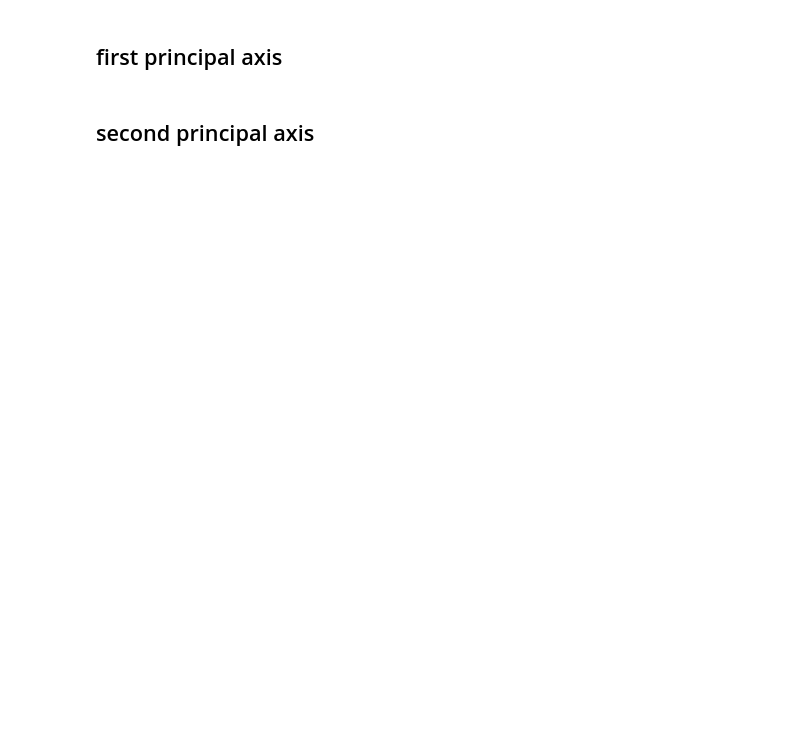
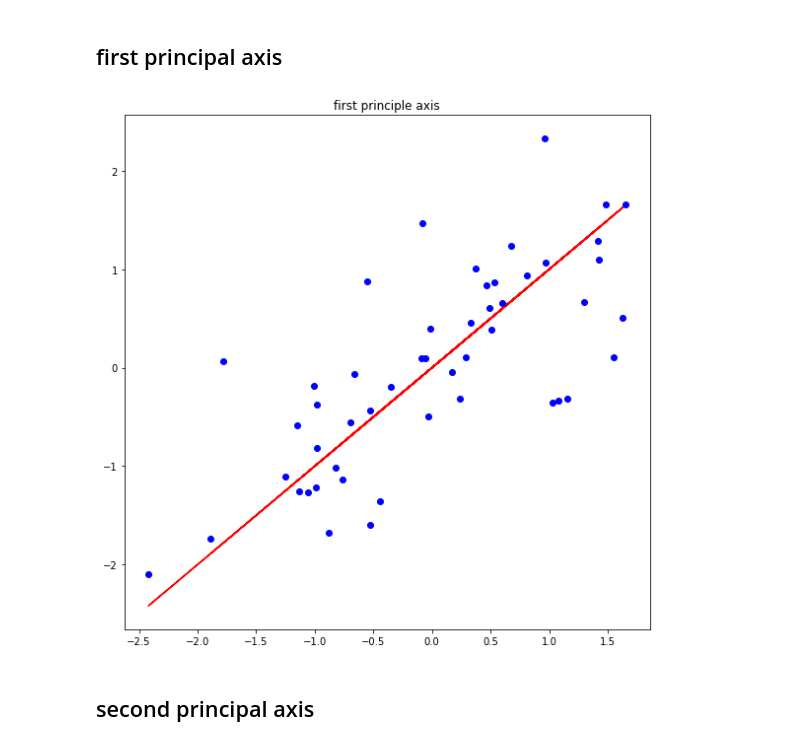
Before and after one commit to chan0139/assignment-machine-learning, a Jupyter notebook: 12/assignment_12.ipynb, the cells around one changed output. Cells and saved outputs as stored; diff of their text form; code cells hidden in the pictures; blank space fills up the shorter version.

```diff
--- a/12/assignment_12.ipynb
+++ b/12/assignment_12.ipynb
@@ -132,7 +111,7 @@ def f_2(x):
 # %% [markdown]
 ## first principal axis
 # %%
-def first_priciple_axis(feature, func):
+def first_priciple_axis(feature):
     plt.figure(figsize=(8,8))
     plt.title('first principle axis')
     x_normal = feature[:,0]
@@ -142,6 +121,10 @@ def first_priciple_axis(feature, func):
     plt.plot(x_normal, y_normal,'o', color='blue')
     plt.tight_layout()
     plt.show()
+# %%
+first_priciple_axis(feature_normal)
+# %% [output]
+[figure, added]
 # %% [markdown]
 ## second principal axis
 # %%
```
Also changed, not shown: parts of 16 cells of this notebook.
